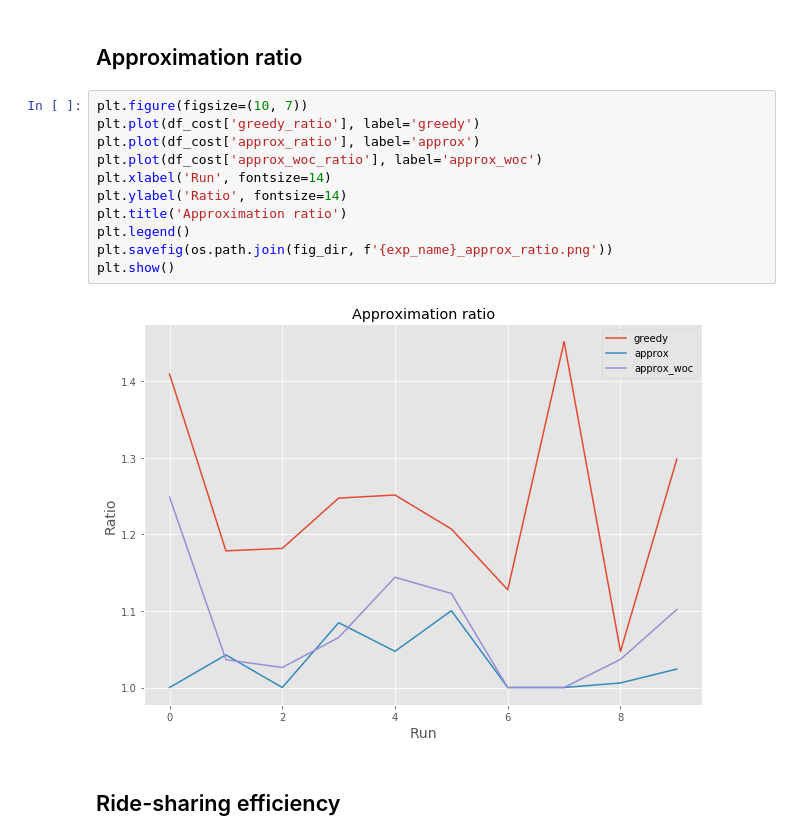
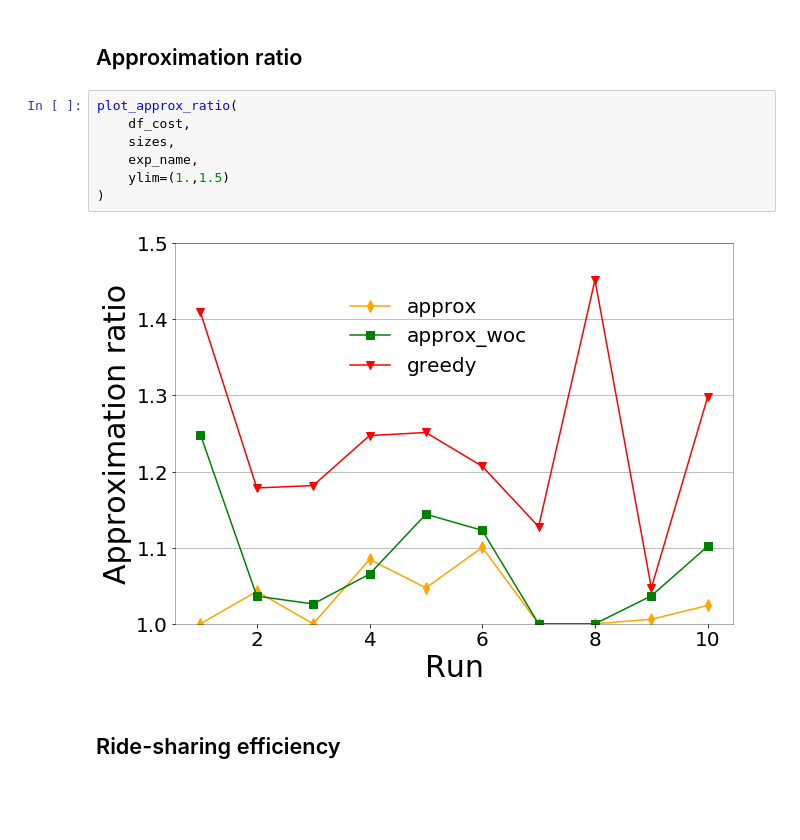
Before and after one commit to hsgser/ABRSWC, a Jupyter notebook: Evaluate_methods.ipynb, the cells around one changed output. Cells and saved outputs as stored; diff of their text form; blank space fills up the shorter version.

```diff
--- a/Evaluate_methods.ipynb
+++ b/Evaluate_methods.ipynb
@@ -200,17 +191,13 @@ plt.show()
 # %% [markdown]
 ## Approximation ratio
-# %%
-plt.figure(figsize=(10, 7))
-plt.plot(df_cost['greedy_ratio'], label='greedy')
-plt.plot(df_cost['approx_ratio'], label='approx')
-plt.plot(df_cost['approx_woc_ratio'], label='approx_woc')
-plt.xlabel('Run', fontsize=14)
-plt.ylabel('Ratio', fontsize=14)
-plt.title('Approximation ratio')
-plt.legend()
-plt.savefig(os.path.join(fig_dir, f'{exp_name}_approx_ratio.png'))
-plt.show()
-# %% [output]
-[figure, removed]
+# %%
+plot_approx_ratio(
+    df_cost,
+    sizes,
+    exp_name,
+    ylim=(1.,1.5)
+)
+# %% [output]
+[figure, added]
 # %% [markdown]
 ## Ride-sharing efficiency
```
Also changed, not shown: parts of 9 cells of this notebook, 5 other files.
